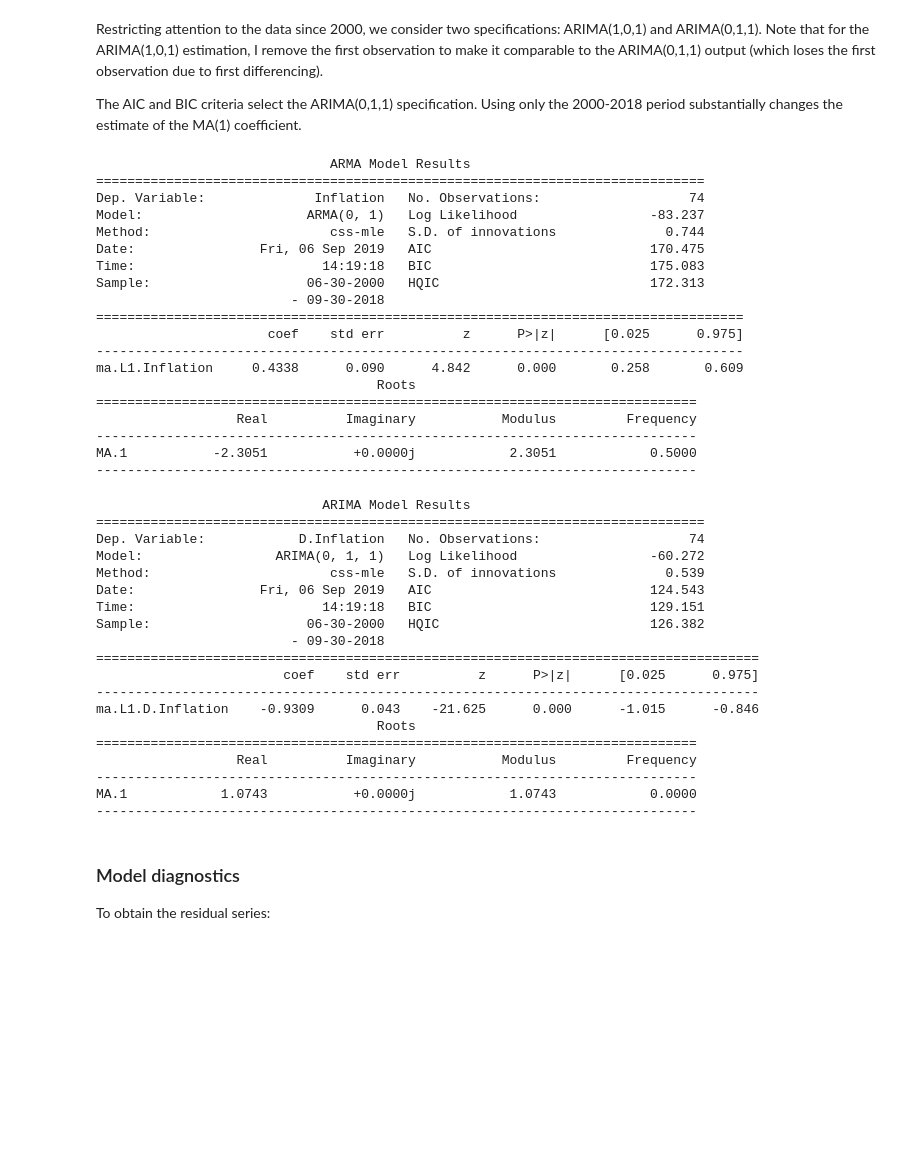
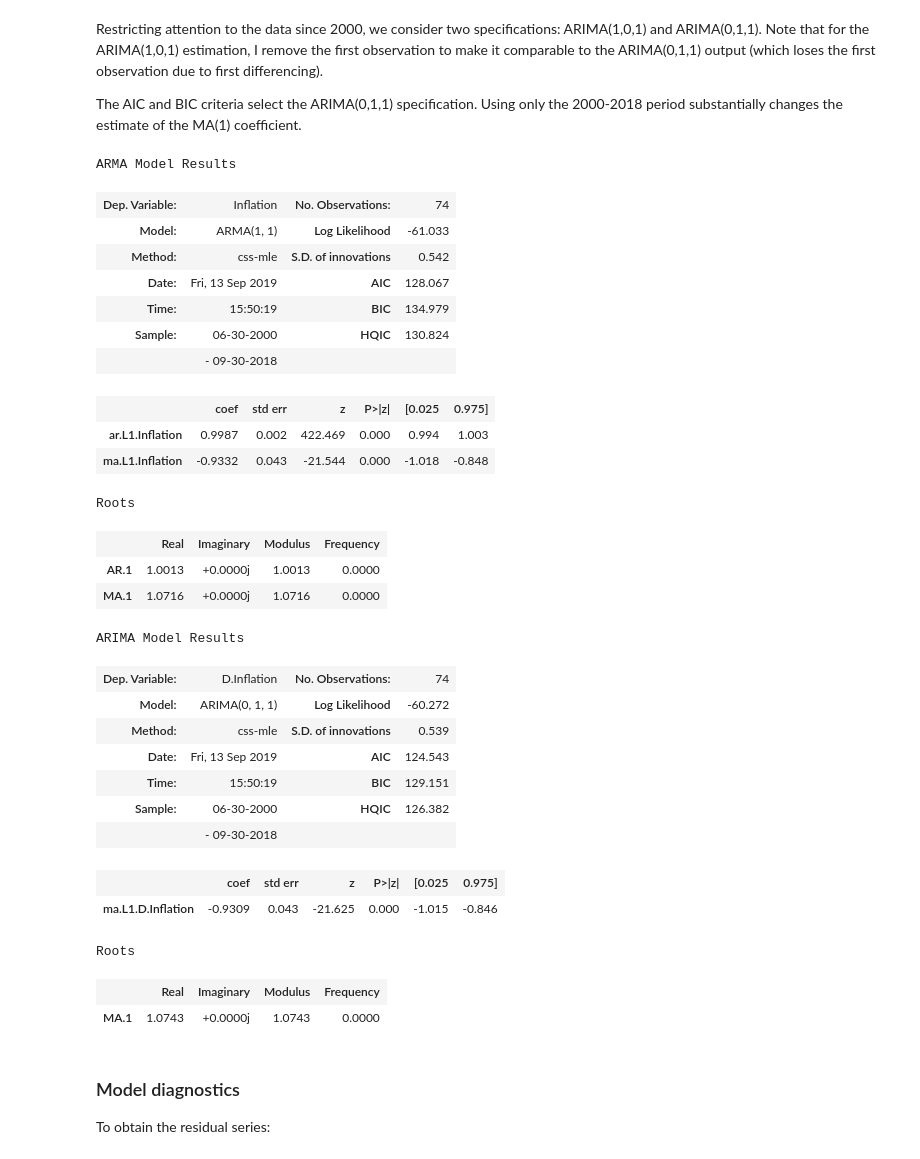
Before and after one commit to caropilardiaz/AnalisisSeriesTemporales, a Jupyter notebook: Tutorial04 ARIMA.ipynb, the cells around one changed output. Saved outputs shown, nothing was run; the diff lists cells and outputs as text; code cells hidden in the pictures; blank space fills up the shorter version.

```diff
--- a/Tutorial04 ARIMA.ipynb
+++ b/Tutorial04 ARIMA.ipynb
@@ -156,51 +159,41 @@ Restricting attention to the data since 2000, we consider two specifications: AR
 
 The AIC and BIC criteria select the ARIMA(0,1,1) specification. Using only the 2000-2018 period substantially changes the estimate of the MA(1) coefficient.
 # %%
-arima2 = sm.tsa.ARIMA(y['2000':].iloc[1:], order=(0, 0, 1)).fit(trend='nc')
-print(arima2.summary())
+arima2 = sm.tsa.ARIMA(y['2000':].iloc[1:], order=(1, 0, 1)).fit(trend='nc')
+arima2.summary()
 # %% [output]
-                              ARMA Model Results
-==============================================================================
-Dep. Variable:              Inflation   No. Observations:                   74
-Model:                     ARMA(0, 1)   Log Likelihood                 -83.237
-Method:                       css-mle   S.D. of innovations              0.744
-Date:                Fri, 06 Sep 2019   AIC                            170.475
-Time:                        14:19:18   BIC                            175.083
-Sample:                    06-30-2000   HQIC                           172.313
-                         - 09-30-2018
-===================================================================================
-                      coef    std err          z      P>|z|      [0.025      0.975]
------------------------------------------------------------------------------------
-ma.L1.Inflation     0.4338      0.090      4.842      0.000       0.258       0.609
-                                    Roots
-=============================================================================
-                  Real          Imaginary           Modulus         Frequency
------------------------------------------------------------------------------
-MA.1           -2.3051           +0.0000j            2.3051            0.5000
------------------------------------------------------------------------------
+ARMA Model Results
+| Dep. Variable: | Inflation | No. Observations: | 74 |
+| Model: | ARMA(1, 1) | Log Likelihood | -61.033 |
+| Method: | css-mle | S.D. of innovations | 0.542 |
+| Date: | Fri, 13 Sep 2019 | AIC | 128.067 |
+| Time: | 15:50:19 | BIC | 134.979 |
+| Sample: | 06-30-2000 | HQIC | 130.824 |
+|  | - 09-30-2018 |  |  |
+|  | coef | std err | z | P>|z| | [0.025 | 0.975] |
+| ar.L1.Inflation | 0.9987 | 0.002 | 422.469 | 0.000 | 0.994 | 1.003 |
+| ma.L1.Inflation | -0.9332 | 0.043 | -21.544 | 0.000 | -1.018 | -0.848 |
+Roots
+|  | Real | Imaginary | Modulus | Frequency |
+| AR.1 | 1.0013 | +0.0000j | 1.0013 | 0.0000 |
+| MA.1 | 1.0716 | +0.0000j | 1.0716 | 0.0000 |
 # %%
 arima3 = sm.tsa.ARIMA(y['2000':], order=(0, 1, 1)).fit(trend='nc')
-print(arima3.summary())
+arima3.summary()
 # %% [output]
-                             ARIMA Model Results
-==============================================================================
-Dep. Variable:            D.Inflation   No. Observations:                   74
-Model:                 ARIMA(0, 1, 1)   Log Likelihood                 -60.272
-Method:                       css-mle   S.D. of innovations              0.539
-Date:                Fri, 06 Sep 2019   AIC                            124.543
-Time:                        14:19:18   BIC                            129.151
-Sample:                    06-30-2000   HQIC                           126.382
-                         - 09-30-2018
-=====================================================================================
-                        coef    std err          z      P>|z|      [0.025      0.975]
--------------------------------------------------------------------------------------
-ma.L1.D.Inflation    -0.9309      0.043    -21.625      0.000      -1.015      -0.846
-                                    Roots
-=============================================================================
-                  Real          Imaginary           Modulus         Frequency
------------------------------------------------------------------------------
-MA.1            1.0743           +0.0000j            1.0743            0.0000
------------------------------------------------------------------------------
+ARIMA Model Results
+| Dep. Variable: | D.Inflation | No. Observations: | 74 |
+| Model: | ARIMA(0, 1, 1) | Log Likelihood | -60.272 |
+| Method: | css-mle | S.D. of innovations | 0.539 |
+| Date: | Fri, 13 Sep 2019 | AIC | 124.543 |
+| Time: | 15:50:19 | BIC | 129.151 |
+| Sample: | 06-30-2000 | HQIC | 126.382 |
+|  | - 09-30-2018 |  |  |
+|  | coef | std err | z | P>|z| | [0.025 | 0.975] |
+| ma.L1.D.Inflation | -0.9309 | 0.043 | -21.625 | 0.000 | -1.015 | -0.846 |
+Roots
+|  | Real | Imaginary | Modulus | Frequency |
+| MA.1 | 1.0743 | +0.0000j | 1.0743 | 0.0000 |
 # %% [markdown]
 ### Model diagnostics
 
```
Also changed, not shown: parts of 8 cells of this notebook.
